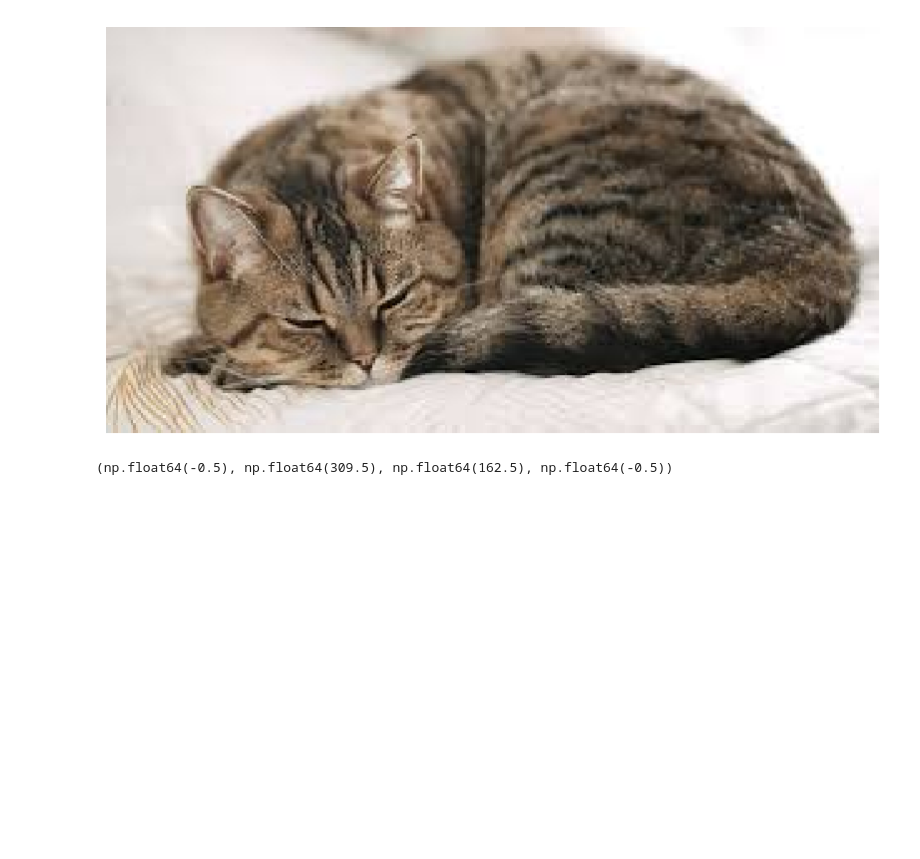
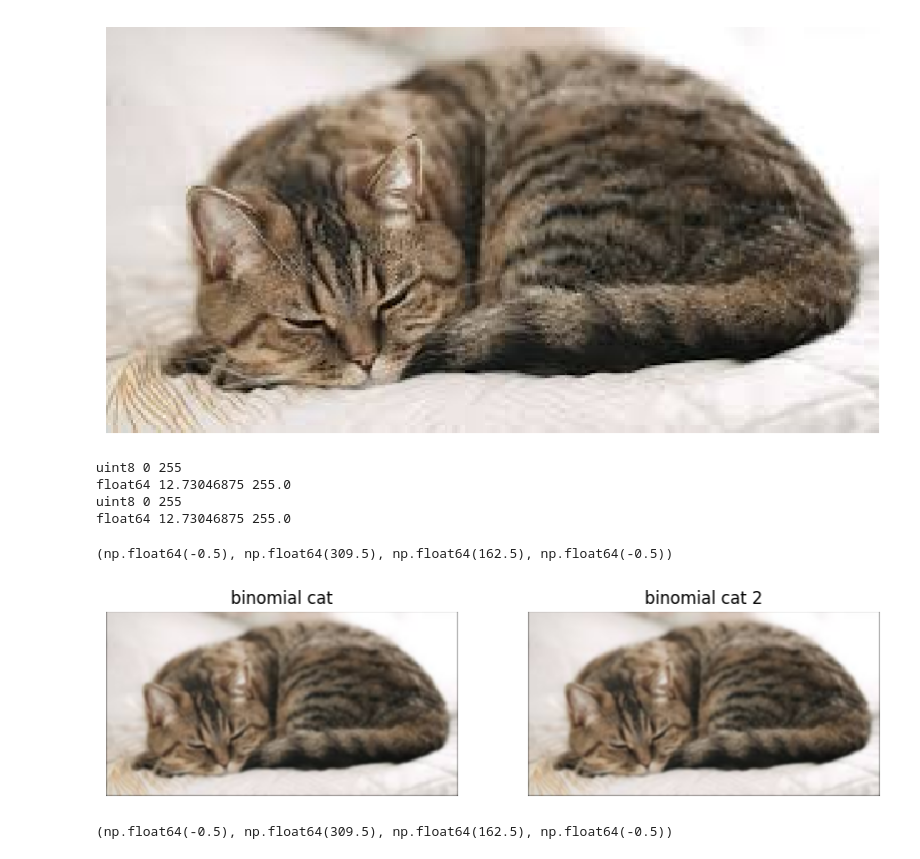
Before and after one commit to gaoruosong/CS131_release, a Jupyter notebook: spring_2026/project1_release/option_A/option_a_exploration.ipynb, the cells around one changed output. Cells and saved outputs as stored; diff of their text form; code cells hidden in the pictures; blank space fills up the shorter version.

```diff
--- a/spring_2026/project1_release/option_A/option_a_exploration.ipynb
+++ b/spring_2026/project1_release/option_A/option_a_exploration.ipynb
@@ -301,5 +318,24 @@ plt.axis('off')
 plt.show()
 # %% [output]
 [figure]
+# %%
+binomial_cat = conv_fast(colored_cat, binomial_filter(5), colored = True)
+plt.subplot(1,2,1)
+plt.imshow(binomial_cat)
+plt.title('binomial cat')
+plt.axis('off')
+
+binomial_cat_2 = conv_fast(colored_cat, binomial_filter(5), colored = True)
+plt.subplot(1,2,2)
+plt.imshow(binomial_cat_2)
+plt.title('binomial cat 2')
+plt.axis('off')
+# %% [output]
+uint8 0 255
+float64 12.73046875 255.0
+uint8 0 255
+float64 12.73046875 255.0
+(np.float64(-0.5), np.float64(309.5), np.float64(162.5), np.float64(-0.5))
+[figure, added]
 # %%
 enhanced_colored_cat = enhance_image(colored_cat, colored = True)
```
Also changed, not shown: parts of 5 cells of this notebook.
